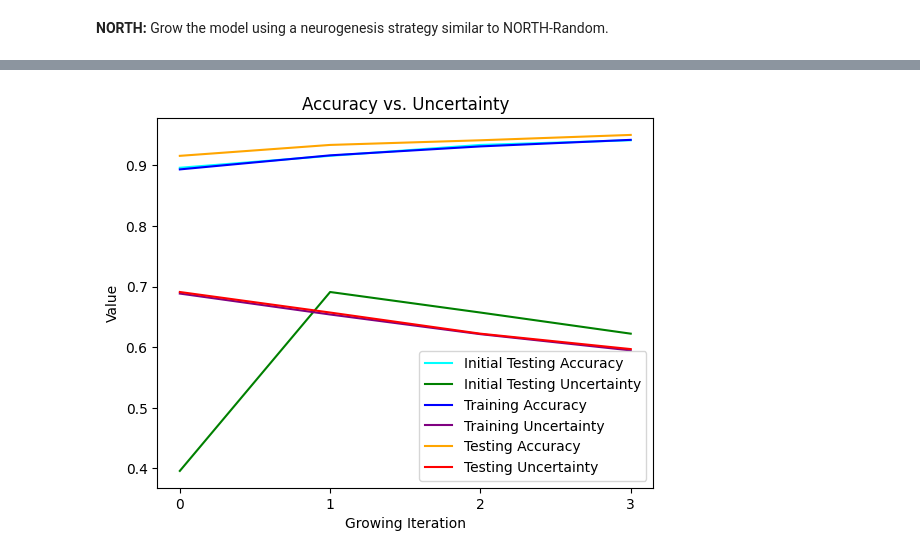
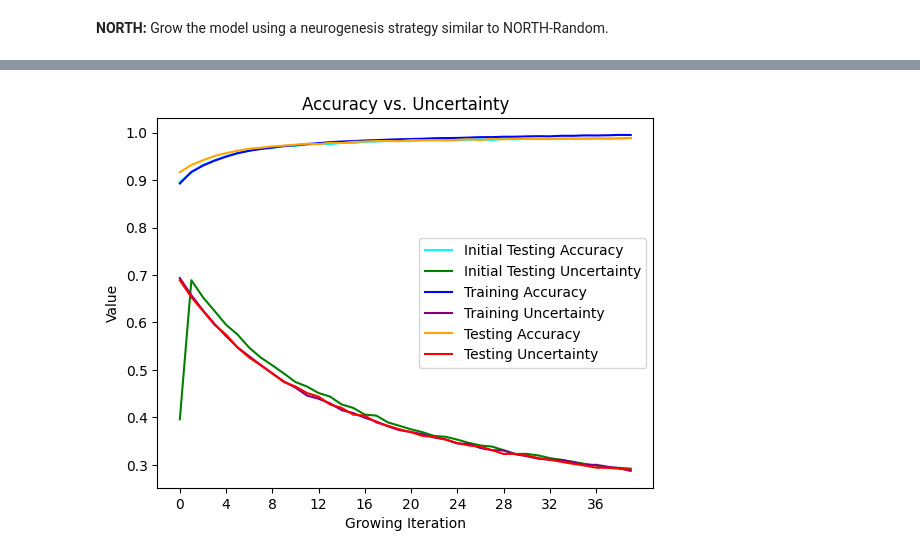
Before and after one commit to rhit-luttredn/SAD-NNs, a Jupyter notebook: sad_nns/north_and_edl_working.ipynb, the cells around one changed output, grey strips where cells are left out. Saved outputs shown, nothing was run; the diff lists cells and outputs as text; code cells hidden in the pictures.

```diff
--- a/sad_nns/north_and_edl_working.ipynb
+++ b/sad_nns/north_and_edl_working.ipynb
@@ -88,17 +89,17 @@ def train(model, train_loader, optimizer, criterion, epochs=10, num_classes=10,
             alpha = evidence + 1
             u = num_classes / torch.sum(alpha, dim=1, keepdim=True)
 
-            loss = criterion(evidence, one_hot_target)
+            loss = old_criterion(output, target) #criterion(evidence, one_hot_target)
 
-            # calculate KL Divergence
-            kl_div_loss = kl_divergence(evidence, one_hot_target)
-            annealing_step = 10
-            annealing_coef = torch.min(
-                torch.tensor(1.0, dtype=torch.float32),
-                torch.tensor(epoch / annealing_step, dtype=torch.float32),
-            )
+            # # calculate KL Divergence
+            # kl_div_loss = kl_divergence(evidence, one_hot_target)
+            # annealing_step = 10
+            # annealing_coef = torch.min(
+            #     torch.tensor(1.0, dtype=torch.float32),
+            #     torch.tensor(epoch / annealing_step, dtype=torch.float32),
+            # )
 
-            loss = loss + annealing_coef * kl_div_loss
+            # loss = loss + annealing_coef * kl_div_loss
 
             loss.backward()
             optimizer.step()
@@ -153,8 +154,7 @@ def test(model, test_loader, criterion, num_classes=10, return_vals=False):
             u = num_classes / torch.sum(alpha, dim=1, keepdim=True)
             uncertainties.append(u.mean())
 
-            # test_loss += criterion(output, target).item() # sum up batch loss
-            test_loss += criterion(output, one_hot_target).item()
+            test_loss += old_criterion(output, target).item() # test_loss += criterion(evidence, one_hot_target).item()
             pred = output.argmax(dim=1, keepdim=True) # get the index of the max log-probability
             correct += pred.eq(target.view_as(pred)).sum().item()
 
@@ -170,5 +170,5 @@ def test(model, test_loader, criterion, num_classes=10, return_vals=False):
 # %% [markdown]
 **NORTH:** Pretrain the model before changing the architecture
 # %%
-train(model, train_loader, optimizer, criterion, epochs=2, val_loader=val_loader, plot=True)
+train(model, train_loader, optimizer, criterion, epochs=10, val_loader=val_loader, plot=True)
 # %% [output]
@@ -187,0 +193,2 @@ Validation: Average loss: 0.0164, Accuracy: 5375/6000 (89.58%), Average Uncertai
+# %%
+train(model, train_loader, optimizer, criterion, epochs=10, val_loader=val_loader, plot=True)
@@ -200,7 +226,7 @@ test_u_vals = []
 
 for iter in range(iterations):
     init_test_acc, init_test_u = test(modded_model, val_loader, criterion, return_vals=True)
-    train_acc, train_u, test_acc, test_u = train(modded_model, train_loader, modded_optimizer, criterion, epochs=5, val_loader=val_loader, return_vals=True)
+    train_acc, train_u, test_acc, test_u = train(modded_model, train_loader, modded_optimizer, criterion, epochs=1, val_loader=val_loader, return_vals=True)
 
     init_test_acc_vals.append(init_test_acc)
     init_test_u_vals.append(init_test_u)
@@ -375,7 +401,7 @@ Total Effective Parameters: 15754
 # %% [markdown]
 **NORTH:** Grow the model using a neurogenesis strategy similar to NORTH-Random.
 # %%
-iterations = 1 * (len(model)-1)
+iterations = 10 * (len(model)-1)
 modded_model_grow = copy.deepcopy(model)
 modded_optimizer_grow = torch.optim.SGD(modded_model_grow.parameters(), lr=0.01)
 modded_optimizer_grow.load_state_dict(optimizer.state_dict())
@@ -387,7 +413,7 @@ train_u_vals = []
 test_acc_vals = []
 test_u_vals = []
 
-for iter in range(1):
+for iter in range(10):
     for i in range(len(model)-1):
         # scores = svd_score(modded_model.activations[str(i)])
         max_rank = modded_model_grow[i].width()
@@ -419,7 +445,7 @@ plt.plot(np.arange(iterations), train_acc_vals, label='Training Accuracy', color
 plt.plot(np.arange(iterations), train_u_vals, label='Training Uncertainty', color='purple')
 plt.plot(np.arange(iterations), test_acc_vals, label='Testing Accuracy', color='orange')
 plt.plot(np.arange(iterations), test_u_vals, label='Testing Uncertainty', color='red')
-plt.xticks(np.arange(0, iterations, 1))
+plt.xticks(np.arange(0, iterations, len(model)-1))
 
 # Adding titles and labels
 plt.title('Accuracy vs. Uncertainty')
@@ -449,5 +475,5 @@ Validation: Average loss: 0.0019, Accuracy: 5700/6000 (95.00%), Average Uncertai
 Total Effective Parameters: 15754
-[figure, old version]
+[figure, new version]
 # %%
 iterations = 10 * (len(model)-1)
 modded_model_gp = copy.deepcopy(model)
```
Also changed, not shown: parts of 7 cells of this notebook.
